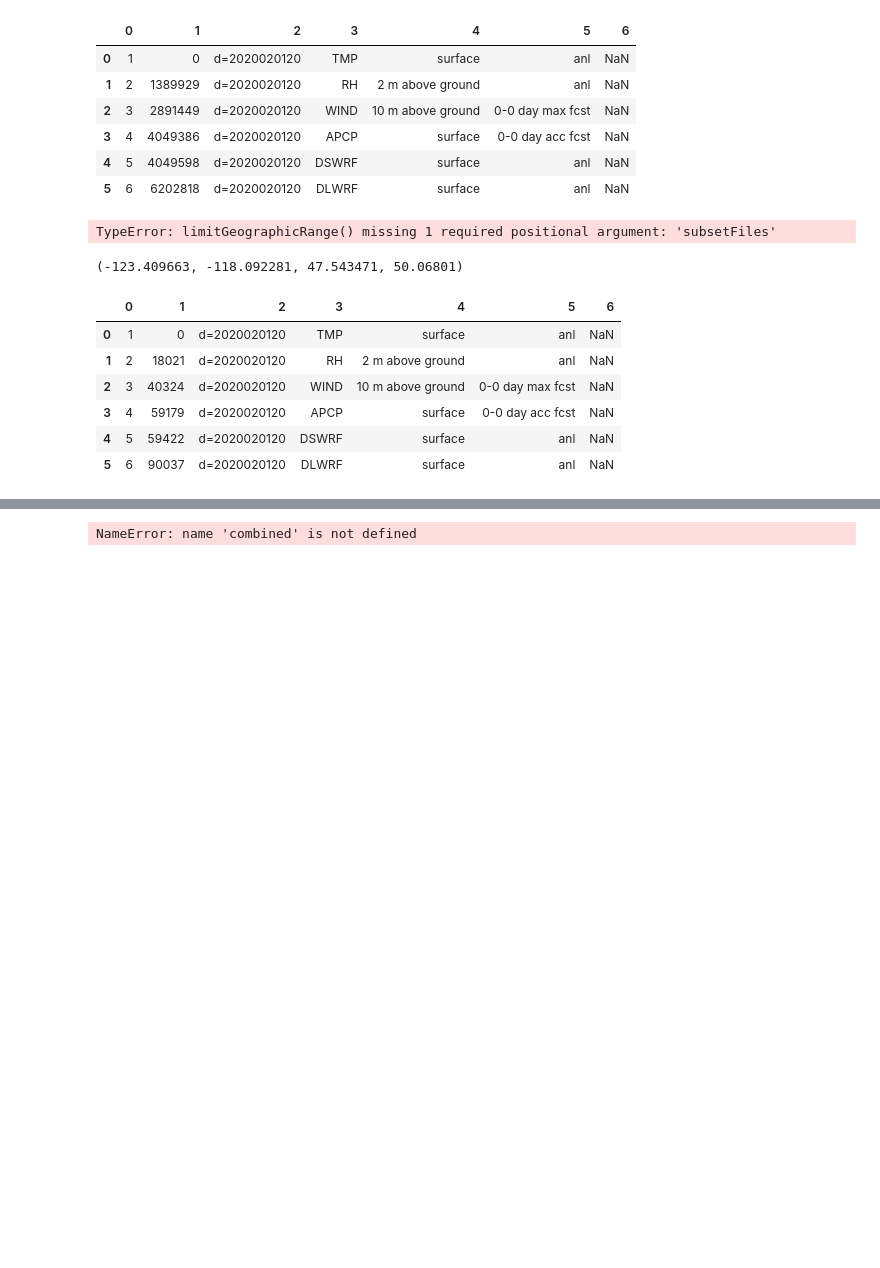
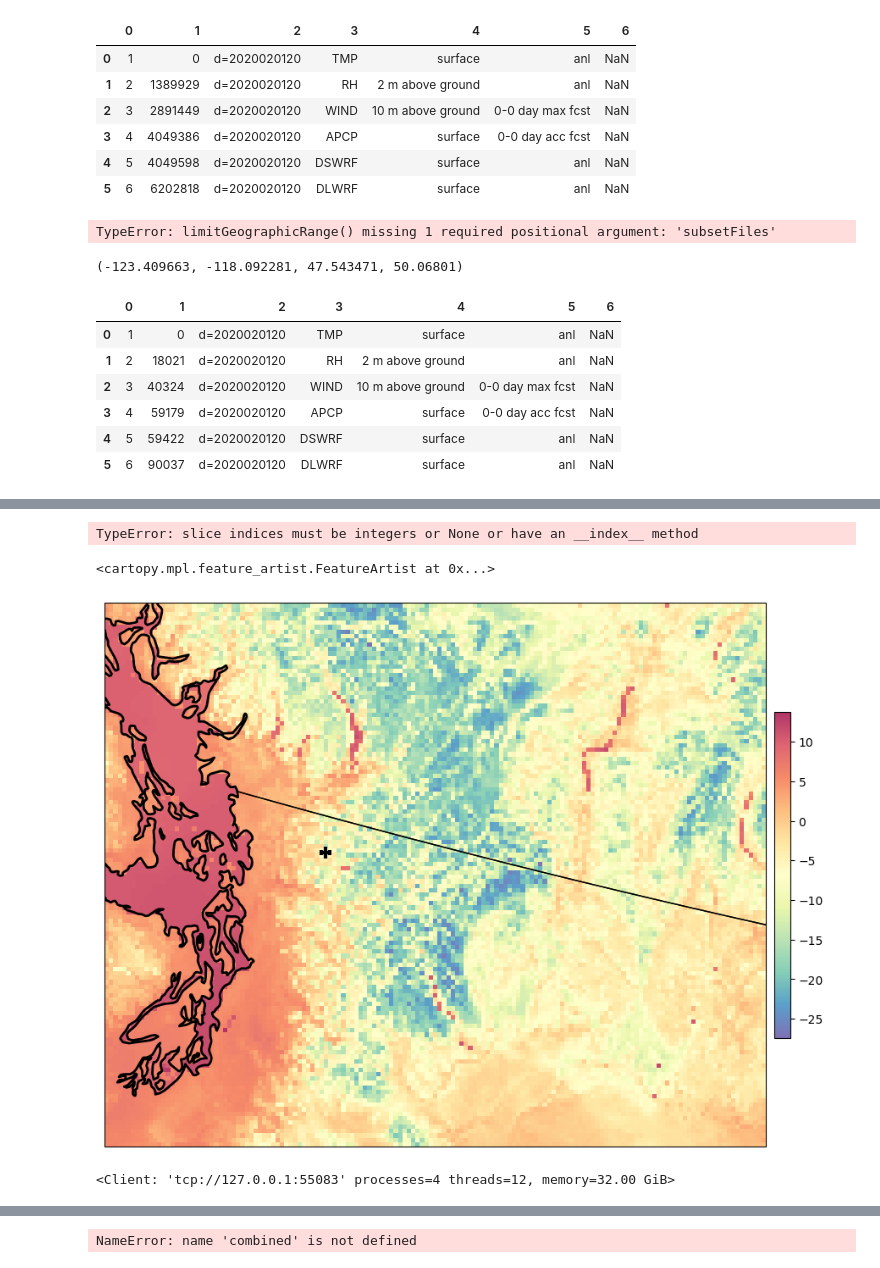
Before and after one commit to jakes44/skagit-met, a Jupyter notebook: hrrr_model_downloader_notebook.ipynb, the cells around one changed output, grey strips where cells are left out. Drawn from its saved outputs; the diff is of its cells as text; code cells hidden in the pictures; blank space fills up the shorter version.

Commit message:
trying to get combined datasets

```diff
--- a/hrrr_model_downloader_notebook.ipynb
+++ b/hrrr_model_downloader_notebook.ipynb
@@ -307,7 +307,14 @@ pd.read_csv(str(subset_file) + ".idx", delimiter=":", header=None)
 | 5 | 6 | 90037 | d=2020020120 | DLWRF | surface | anl | NaN |
 # %%
 # ds_region = xr.open_dataset(subset_file, engine="cfgrib", backend_kwargs={'errors': 'ignore'}
-file_path = '/Users/jesse/data/hrrr/20230102'
-hour_subset_file = file_path + '/skagit-basin_subset_1aef3305__hrrr.t02z.wrfsfcf00.grib2'
+file_glob = '/Users/jesse/data/hrrr/**/*.grib2'
+import glob
 import cfgrib
-ds_region = cfgrib.open_datasets(hour_subset_file)
+import xarray as xr
+files = [f for f in glob.glob(file_glob)]
+merged_data = []
+for f in files:
+    dss = cfgrib.open_datasets(f)
+    combined = xr.merge([ds.drop_vars(["surface", "heightAboveGround", "valid_time", "step"], errors="ignore") for ds in dss])
+    merged_data.append(combined)
+all_data = xr.concat(merged_data, dim='time')
@@ -313,0 +356,12 @@ ds_region = cfgrib.open_datasets(hour_subset_file)
+# %%
+import dask.array as da
+sets = [ds[1].drop_vars(['gridcell', 'y', 'x']).expand_dims("latitude").expand_dims("longitude") for ds in list(stacked.groupby('gridcell'))]
+        # .rename({"latitude":"lat", "longitude":"long"})
+        # .assign_coords({"latitude": stacked.latitude.values,"longitude": stacked.longitude.values })
+        # .drop_vars(["lat", 'long'])
+        # .assign_coords({"lat": stacked.latitude.values})
+        # .assign_coords({"lon": stacked.longitude.values})
+        # .swap_dims({"gridcell": })
+half = xr.combine_by_coords(sets[:len(sets)/2])
+# %% [output]
+TypeError: slice indices must be integers or None or have an __index__ method
@@ -313,0 +373,32 @@ ds_region = cfgrib.open_datasets(hour_subset_file)
+# %%
+import cartopy.feature as cfeature
+mt_baker_lat_lon = (48.7758, -121.8199)
+lats = all_data.latitude
+lons = all_data.longitude
+
+abslat = np.abs(lats-mt_baker_lat_lon[0])
+abslon = np.abs(lons-mt_baker_lat_lon[1])
+
+projection = ccrs.LambertConformal(central_longitude=262.5,
+                                   central_latitude=38.5,
+                                   standard_parallels=(38.5, 38.5),
+                                    globe=ccrs.Globe(semimajor_axis=6371229,
+                                                     semiminor_axis=6371229))
+
+# Plot time at a certain hour/to
+fig = plt.figure(figsize=[12, 10])
+ax = plt.axes(projection=projection)
+D = ax.pcolormesh(lons, lats, all_data.t.sel(time='2023-01-03T12:00')-270.15, transform=ccrs.PlateCarree(), cmap='Spectral_r', alpha=.8)
+fig.colorbar(D, ax=ax, shrink=.5, pad=.01)
+ax.scatter(mt_baker_lat_lon[1], mt_baker_lat_lon[0], transform=ccrs.PlateCarree(), marker='+', s=100, c='k', linewidth=3)
+ax.add_feature(cfeature.COASTLINE.with_scale('10m'), linewidth=2)
+ax.add_feature(cfeature.STATES.with_scale('10m'))
+# %% [output]
+<cartopy.mpl.feature_artist.FeatureArtist at 0x...>
+[figure, added]
+# %%
+from dask.distributed import Client
+client = Client()
+client
+# %% [output]
+<Client: 'tcp://127.0.0.1:55083' processes=4 threads=12, memory=32.00 GiB>
```
Also changed, not shown: parts of 12 cells of this notebook, 2 other files.
